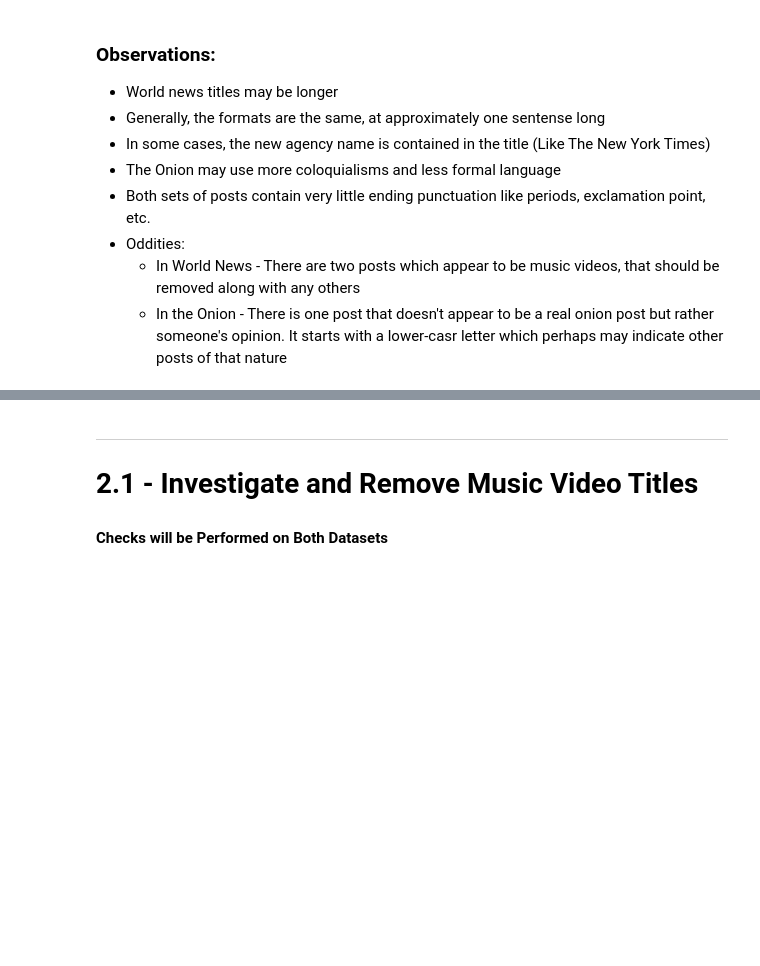
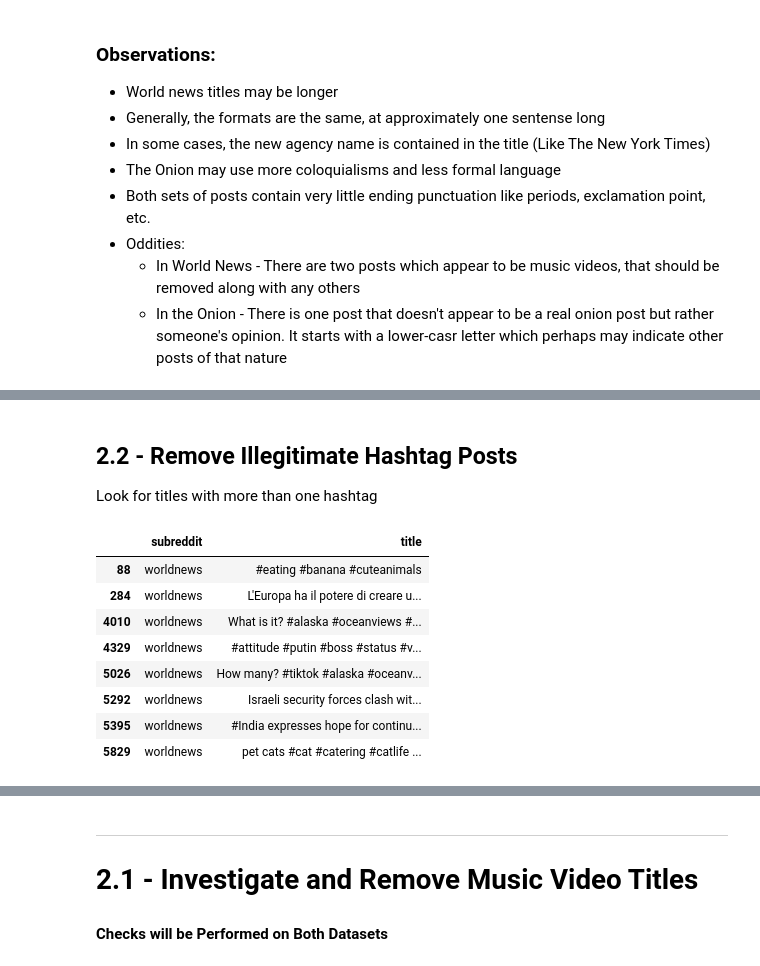
Before and after one commit to drossDS/Humor_Identification_with_NLP, a Jupyter notebook: code/2-Data_Cleaning.ipynb, the cells around one changed output, grey strips where cells are left out. Drawn from its saved outputs; the diff is of its cells as text; code cells hidden in the pictures; blank space fills up the shorter version.

```diff
--- a/code/2-Data_Cleaning.ipynb
+++ b/code/2-Data_Cleaning.ipynb
@@ -428,0 +453,17 @@ html.unescape(boop)
+# %% [markdown]
+## 2.2 - Remove Illegitimate Hashtag Posts
+Look for titles with more than one hashtag
+# %%
+# Use a regualr expression findall to return a list of hashtags.  Take the length of this list ans filter to be larger than 1
+# Source for help with this code:  https://www.geeksforgeeks.org/python-regex-re-search-vs-re-findall/
+wldnws[wldnws['title'].apply(lambda x: len(re.findall('#', x))) > 1]
+# %% [output]
+|  | subreddit | title |
+| 88 | worldnews | #eating #banana #cuteanimals |
+| 284 | worldnews | L'Europa ha il potere di creare u... |
+| 4010 | worldnews | What is it? #alaska #oceanviews #... |
+| 4329 | worldnews | #attitude #putin #boss #status #v... |
+| 5026 | worldnews | How many? #tiktok #alaska #oceanv... |
+| 5292 | worldnews | Israeli security forces clash wit... |
+| 5395 | worldnews | #India expresses hope for continu... |
+| 5829 | worldnews | pet cats #cat #catering #catlife ... |
```
Also changed, not shown: parts of 16 cells of this notebook.
